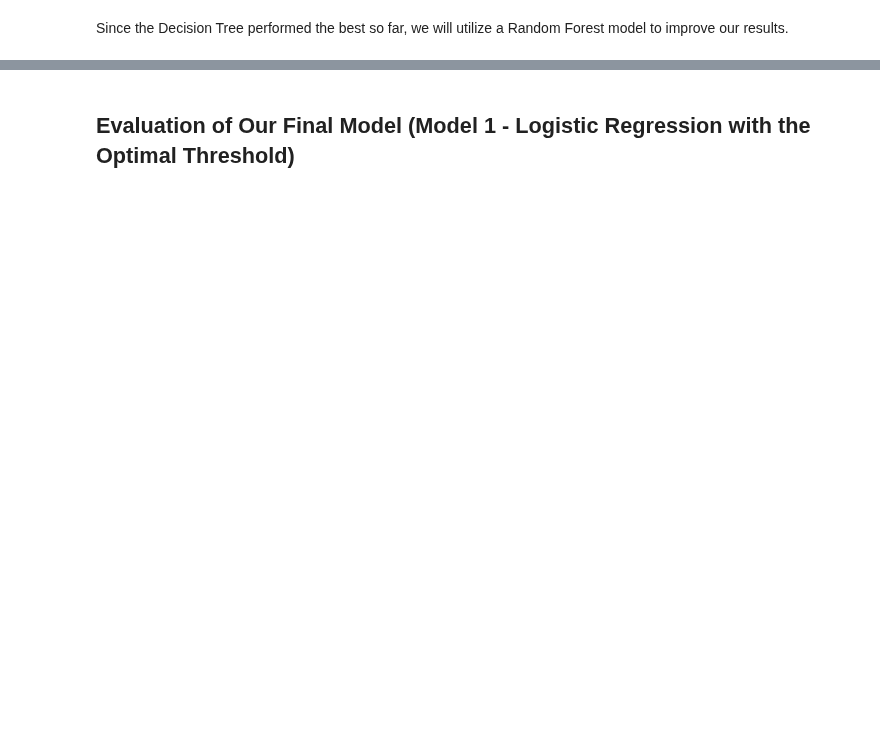
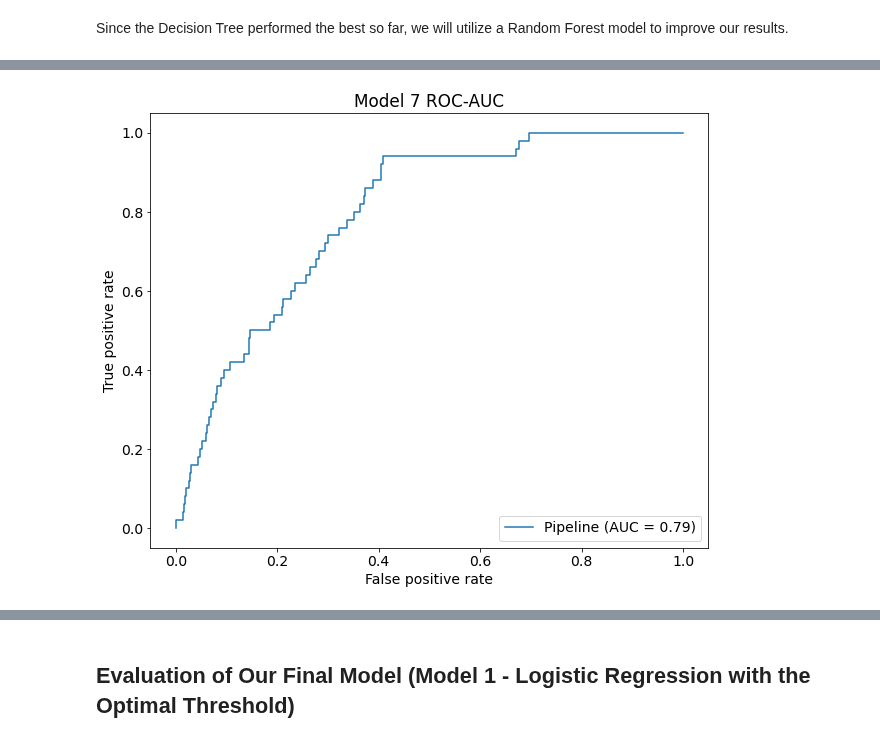
Before and after one commit to jordanate/machine-learning-classification, a Jupyter notebook: stroke-machine-learning-classification.ipynb, the cells around one changed output, grey strips where cells are left out. Cells and saved outputs as stored; diff of their text form; code cells hidden in the pictures; blank space fills up the shorter version.

```diff
--- a/stroke-machine-learning-classification.ipynb
+++ b/stroke-machine-learning-classification.ipynb
@@ -858,0 +848,7 @@ However, this model also resulted in a false positive rate of 0.60 (as can be ca
+# %%
+# Creating the model 6 pipeline
+model7_NB = Pipeline(steps = [['over', RandomOverSampler(sampling_strategy='minority', random_state = 42)],
+                                ['nb', GaussianNB()]])
+# %%
+# Fitting the training data
+model7_NB.fit(X_train, y_train)
@@ -858,0 +878,10 @@ However, this model also resulted in a false positive rate of 0.60 (as can be ca
+# %%
+# Visualizing the AUC (Area Under the Curve)
+fig, ax = plt.subplots(figsize = (10,8))
+plot_roc_curve(model7_NB, X_test, y_test, ax = ax)
+ax.set_ylabel('True positive rate')
+ax.set_xlabel('False positive rate')
+ax.set_title('Model 7 ROC-AUC')
+plt.show()
+# %% [output]
+[figure, added]
```
Also changed, not shown: parts of 88 cells of this notebook.
